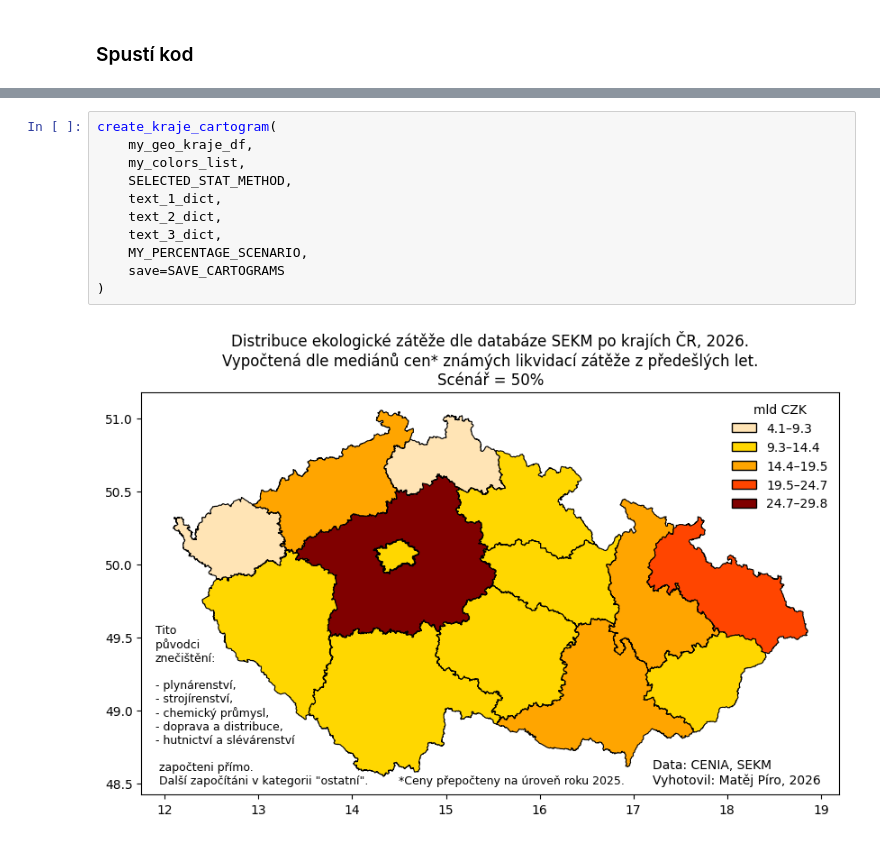
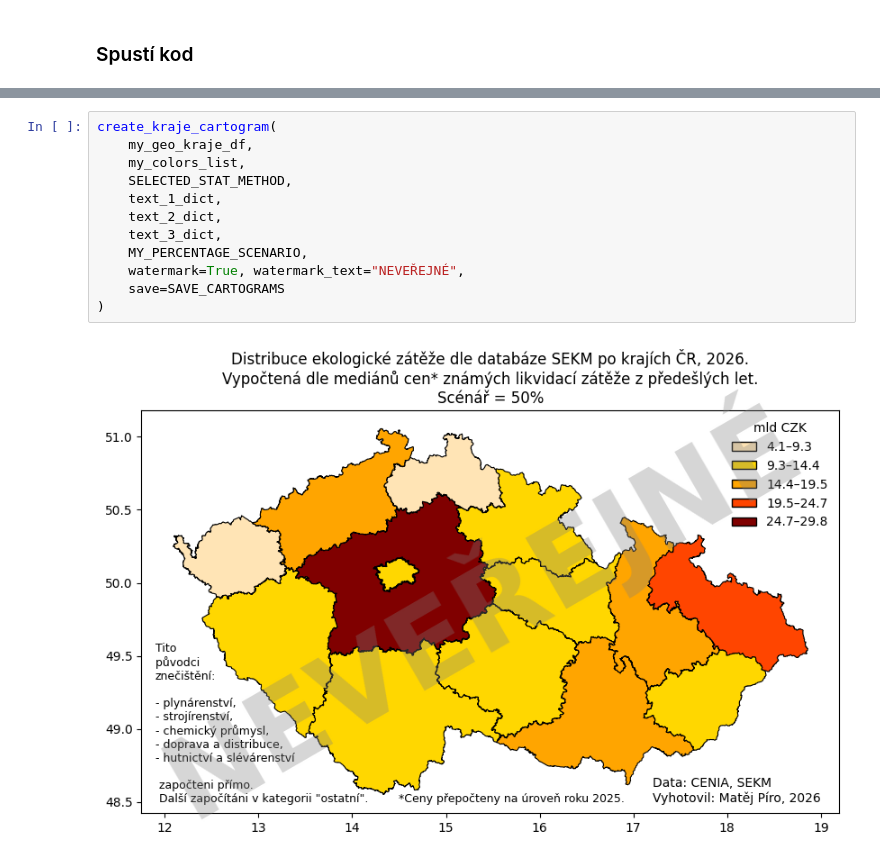
Before and after one commit to matejpiro/CENIA_suchanek_kontaminovana_mista_na_Google_colab, a Jupyter notebook: SPUSTIT.ipynb, the cells around one changed output, grey strips where cells are left out. Drawn from its saved outputs; the diff is of its cells as text.

```diff
--- a/SPUSTIT.ipynb
+++ b/SPUSTIT.ipynb
@@ -106,13 +100,14 @@ Number of rows: 14
 # %%
 create_kraje_cartogram(
     my_geo_kraje_df,
     my_colors_list,
     SELECTED_STAT_METHOD,
     text_1_dict,
     text_2_dict,
     text_3_dict,
     MY_PERCENTAGE_SCENARIO,
+    watermark=True, watermark_text="NEVEŘEJNÉ",
     save=SAVE_CARTOGRAMS
 )
 # %% [output]
-[figure, old version]
+[figure, new version]
```
Also changed, not shown: parts of 2 cells of this notebook.
